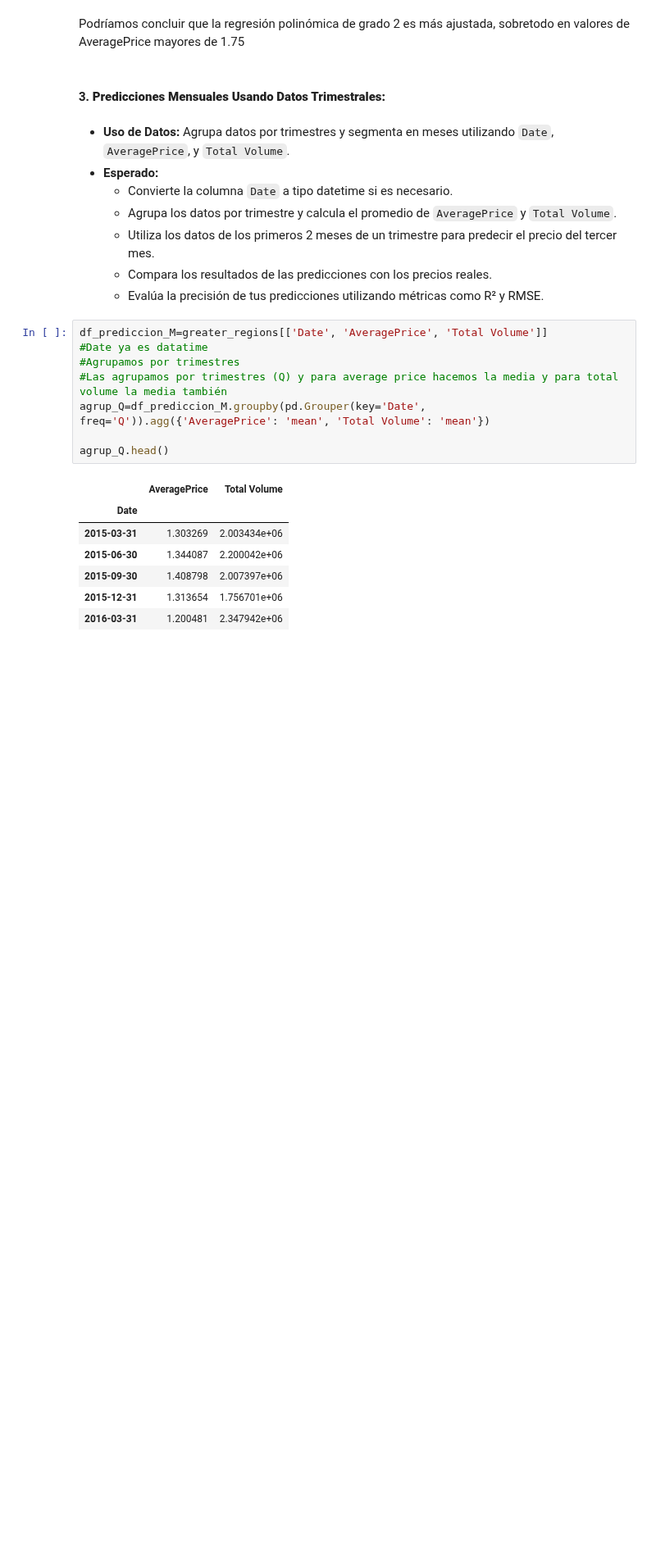
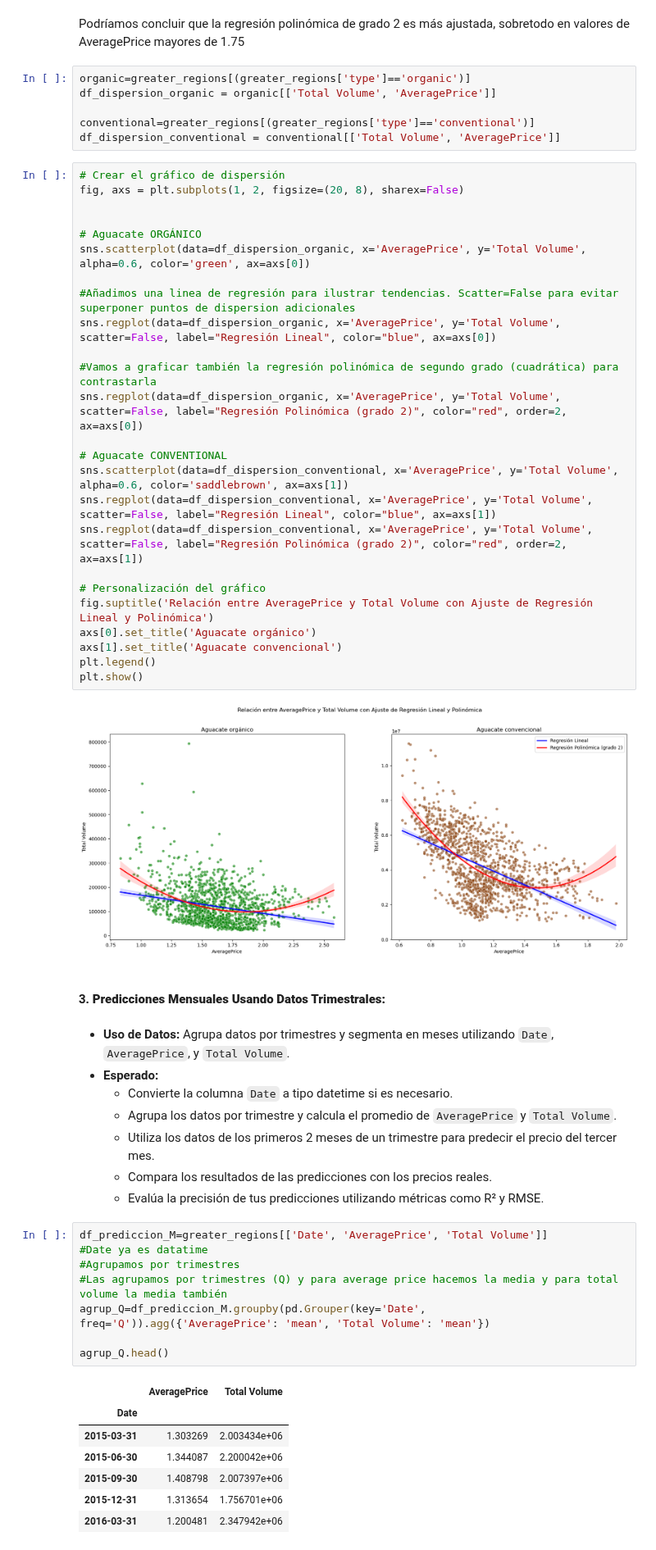
Before and after one commit to albagd77/MAGic-Avocado-TP1, a Jupyter notebook: 05_correlacion_y_regresion.ipynb, the cells around one changed output. Shown at 82% size. Cells and saved outputs as stored; diff of their text form; blank space fills up the shorter version.

Commit message:
Hotfix regplot organico-convencional

```diff
--- a/05_correlacion_y_regresion.ipynb
+++ b/05_correlacion_y_regresion.ipynb
@@ -134,6 +134,39 @@ plt.show()
 [figure]
 # %% [markdown]
 Podríamos concluir que la regresión polinómica de grado 2 es más ajustada, sobretodo en valores de AveragePrice mayores de 1.75
+# %%
+organic=greater_regions[(greater_regions['type']=='organic')]
+df_dispersion_organic = organic[['Total Volume', 'AveragePrice']]
+
+conventional=greater_regions[(greater_regions['type']=='conventional')]
+df_dispersion_conventional = conventional[['Total Volume', 'AveragePrice']]
+# %%
+# Crear el gráfico de dispersión
+fig, axs = plt.subplots(1, 2, figsize=(20, 8), sharex=False)
+
+
+# Aguacate ORGÁNICO
+sns.scatterplot(data=df_dispersion_organic, x='AveragePrice', y='Total Volume', alpha=0.6, color='green', ax=axs[0])
+
+#Añadimos una linea de regresión para ilustrar tendencias. Scatter=False para evitar superponer puntos de dispersion adicionales
+sns.regplot(data=df_dispersion_organic, x='AveragePrice', y='Total Volume', scatter=False, label="Regresión Lineal", color="blue", ax=axs[0])
+
+#Vamos a graficar también la regresión polinómica de segundo grado (cuadrática) para contrastarla
+sns.regplot(data=df_dispersion_organic, x='AveragePrice', y='Total Volume', scatter=False, label="Regresión Polinómica (grado 2)", color="red", order=2, ax=axs[0])
+
+# Aguacate CONVENTIONAL
+sns.scatterplot(data=df_dispersion_conventional, x='AveragePrice', y='Total Volume', alpha=0.6, color='saddlebrown', ax=axs[1])
+sns.regplot(data=df_dispersion_conventional, x='AveragePrice', y='Total Volume', scatter=False, label="Regresión Lineal", color="blue", ax=axs[1])
+sns.regplot(data=df_dispersion_conventional, x='AveragePrice', y='Total Volume', scatter=False, label="Regresión Polinómica (grado 2)", color="red", order=2, ax=axs[1])
+
+# Personalización del gráfico
+fig.suptitle('Relación entre AveragePrice y Total Volume con Ajuste de Regresión Lineal y Polinómica')
+axs[0].set_title('Aguacate orgánico')
+axs[1].set_title('Aguacate convencional')
+plt.legend()
+plt.show()
+# %% [output]
+[figure, added]
 # %% [markdown]
 #### 3. **Predicciones Mensuales Usando Datos Trimestrales:**
 # %% [markdown]
```
Also changed, not shown: parts of 1 cell of this notebook.
